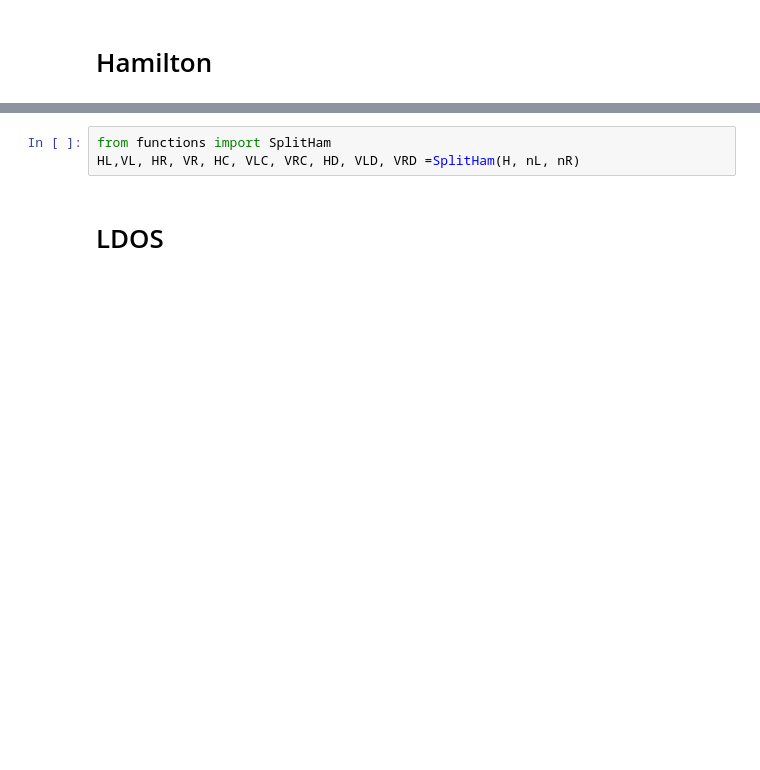
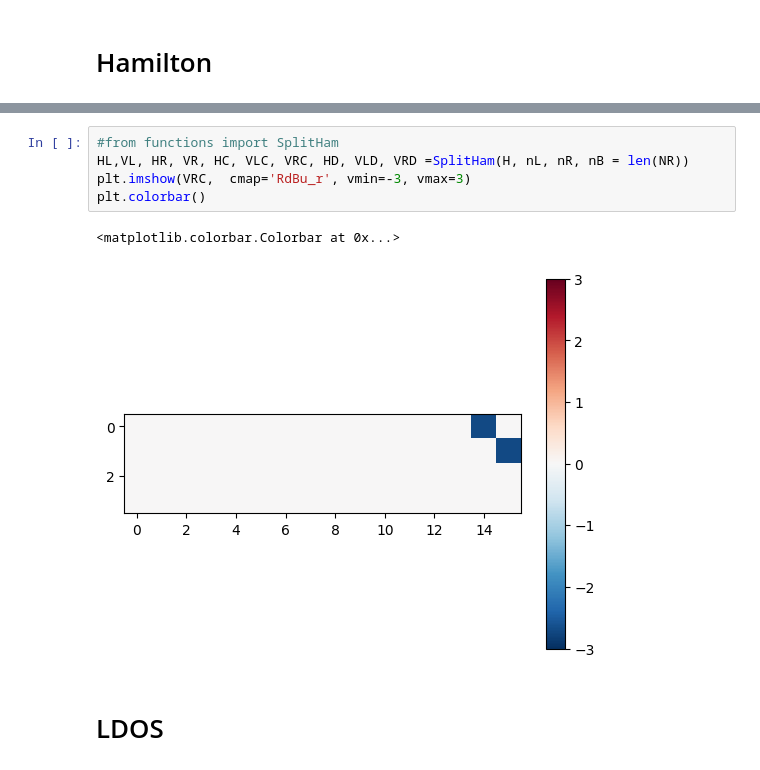
Before and after one commit to KayaGerds/Project, a Jupyter notebook: Main_oli.ipynb, the cells around one changed output, grey strips where cells are left out. Drawn from its saved outputs; the diff is of its cells as text; blank space fills up the shorter version.

```diff
--- a/Main_oli.ipynb
+++ b/Main_oli.ipynb
@@ -136,6 +296,11 @@ plt.colorbar()
 # %%
-from functions import SplitHam
-HL,VL, HR, VR, HC, VLC, VRC, HD, VLD, VRD =SplitHam(H, nL, nR)
+#from functions import SplitHam
+HL,VL, HR, VR, HC, VLC, VRC, HD, VLD, VRD =SplitHam(H, nL, nR, nB = len(NR))
+plt.imshow(VRC,  cmap='RdBu_r', vmin=-3, vmax=3)
+plt.colorbar()
+# %% [output]
+<matplotlib.colorbar.Colorbar at 0x...>
+[figure, added]
 # %% [markdown]
 # LDOS
 # %%
```
Also changed, not shown: parts of 11 cells of this notebook.
